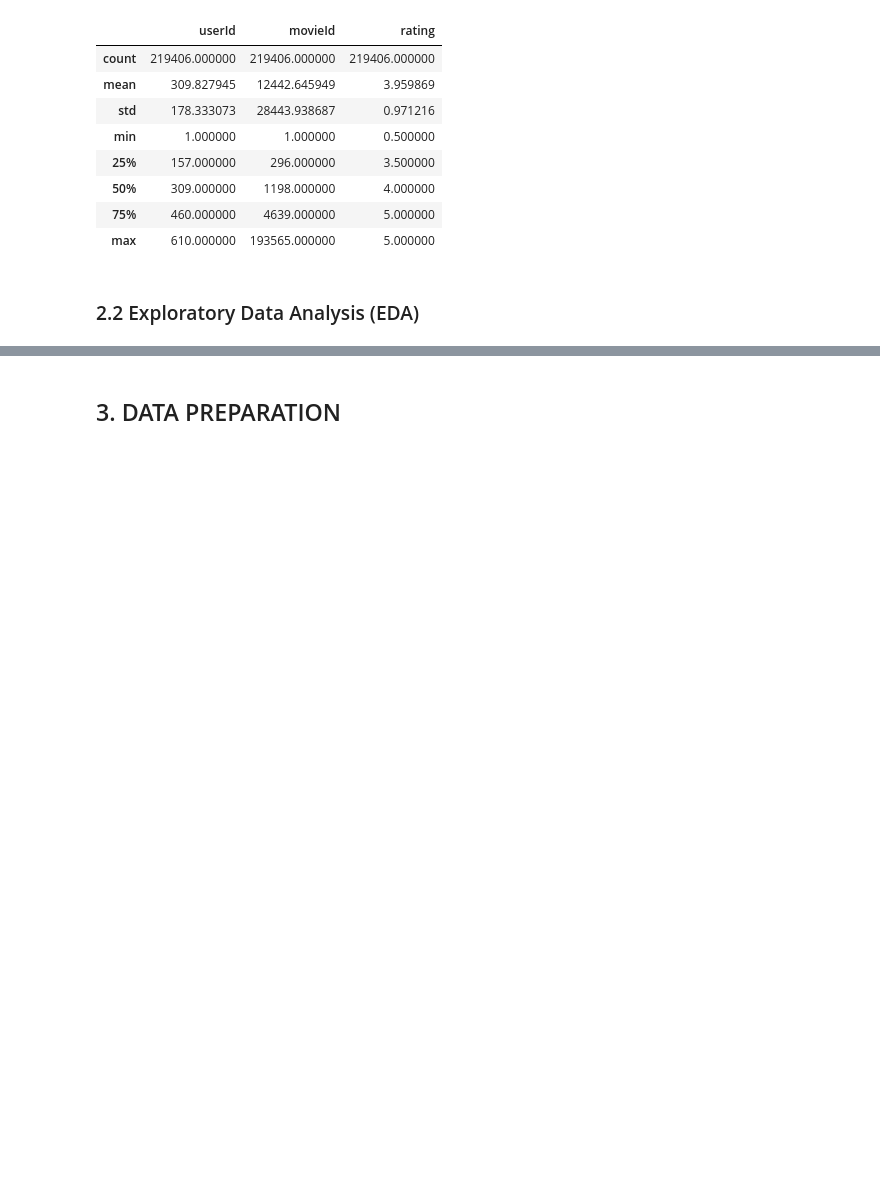
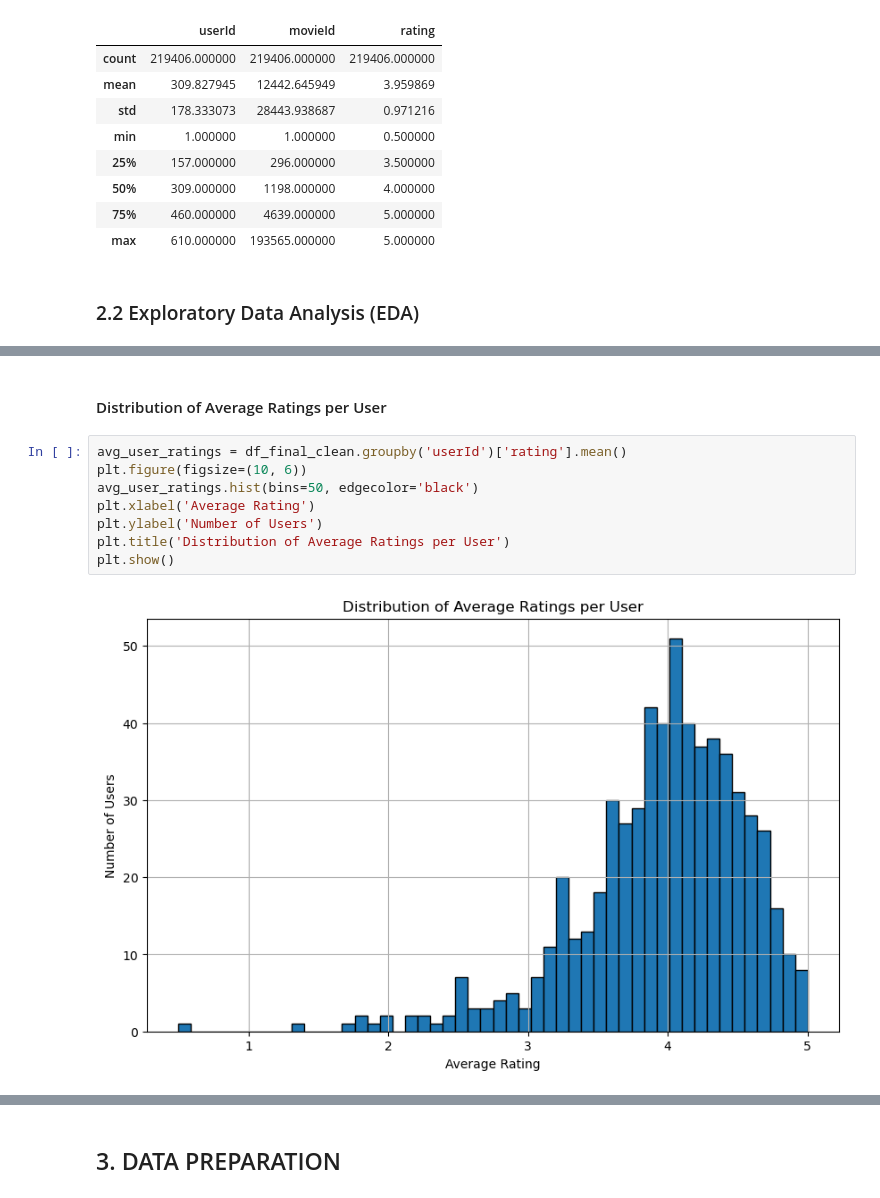
Before and after one commit to gkipkirui1/DSF-PT08P4-Movie_Recommendation-Project_GKC, a Jupyter notebook: Index.ipynb, the cells around one changed output, grey strips where cells are left out. Saved outputs shown, nothing was run; the diff lists cells and outputs as text; blank space fills up the shorter version.

```diff
--- a/Index.ipynb
+++ b/Index.ipynb
@@ -346,0 +360,12 @@ plt.show()
+# %% [markdown]
+#### Distribution of Average Ratings per User
+# %%
+avg_user_ratings = df_final_clean.groupby('userId')['rating'].mean()
+plt.figure(figsize=(10, 6))
+avg_user_ratings.hist(bins=50, edgecolor='black')
+plt.xlabel('Average Rating')
+plt.ylabel('Number of Users')
+plt.title('Distribution of Average Ratings per User')
+plt.show()
+# %% [output]
+[figure, added]
```
Also changed, not shown: parts of 38 cells of this notebook, 1 other file.
